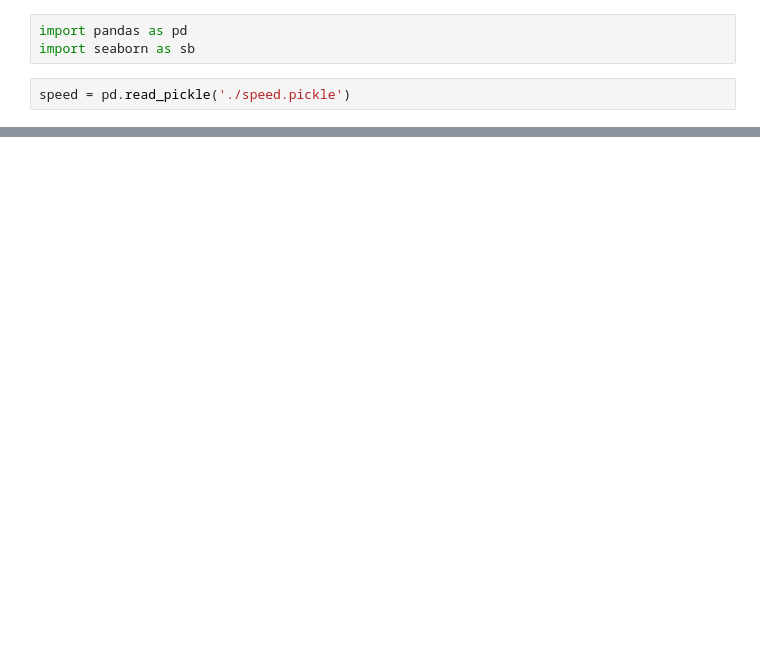
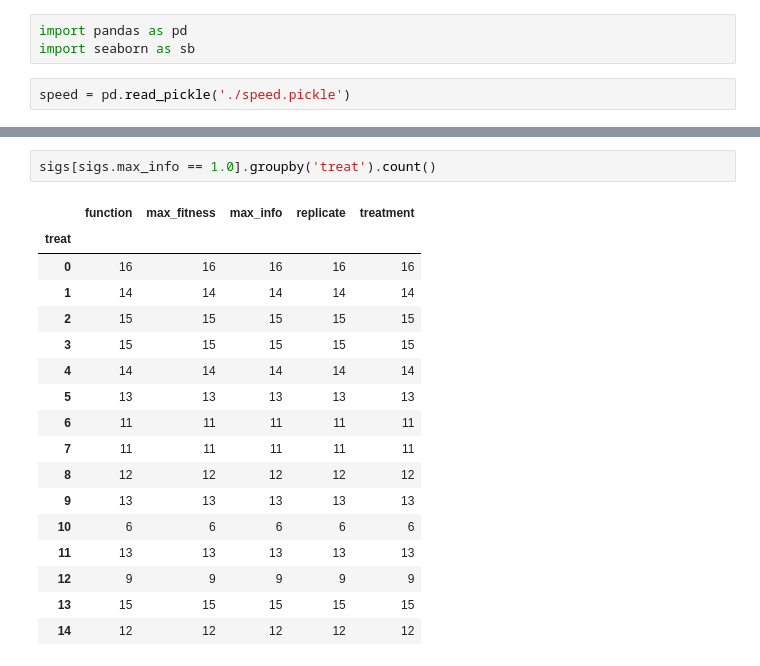
Before and after one commit to brettc/bricolage, a Jupyter notebook: experiments/speed.ipynb, the cells around one changed output, grey strips where cells are left out. Drawn from its saved outputs; the diff is of its cells as text; blank space fills up the shorter version.

```diff
--- a/experiments/speed.ipynb
+++ b/experiments/speed.ipynb
@@ -59,0 +112,20 @@ groups[13]
+# %%
+sigs[sigs.max_info == 1.0].groupby('treat').count()
+# %% [output]
+|  | function | max_fitness | max_info | replicate | treatment |
+| treat |  |  |  |  |  |
+| 0 | 16 | 16 | 16 | 16 | 16 |
+| 1 | 14 | 14 | 14 | 14 | 14 |
+| 2 | 15 | 15 | 15 | 15 | 15 |
+| 3 | 15 | 15 | 15 | 15 | 15 |
+| 4 | 14 | 14 | 14 | 14 | 14 |
+| 5 | 13 | 13 | 13 | 13 | 13 |
+| 6 | 11 | 11 | 11 | 11 | 11 |
+| 7 | 11 | 11 | 11 | 11 | 11 |
+| 8 | 12 | 12 | 12 | 12 | 12 |
+| 9 | 13 | 13 | 13 | 13 | 13 |
+| 10 | 6 | 6 | 6 | 6 | 6 |
+| 11 | 13 | 13 | 13 | 13 | 13 |
+| 12 | 9 | 9 | 9 | 9 | 9 |
+| 13 | 15 | 15 | 15 | 15 | 15 |
+| 14 | 12 | 12 | 12 | 12 | 12 |
```
Also changed, not shown: parts of 11 cells of this notebook.
